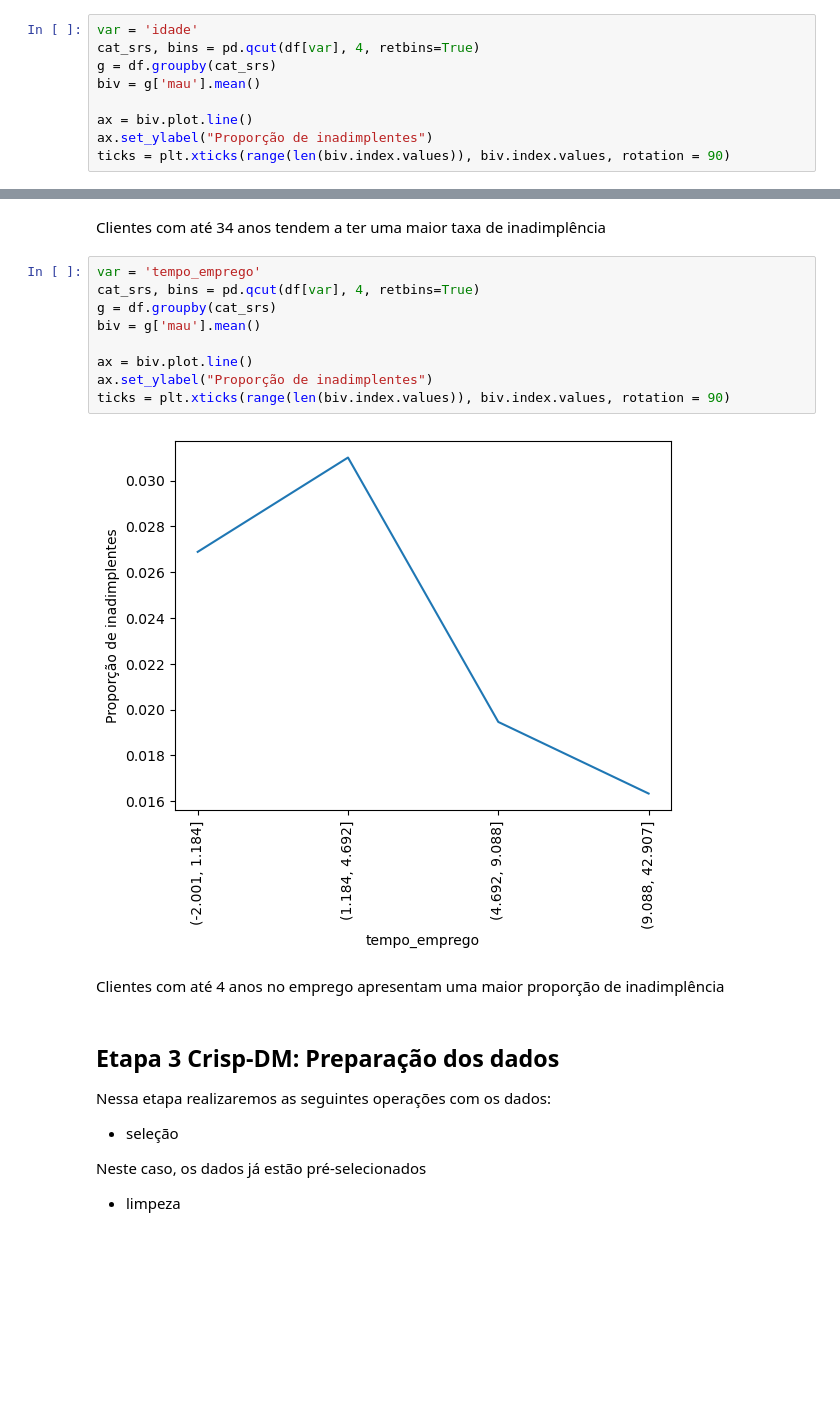
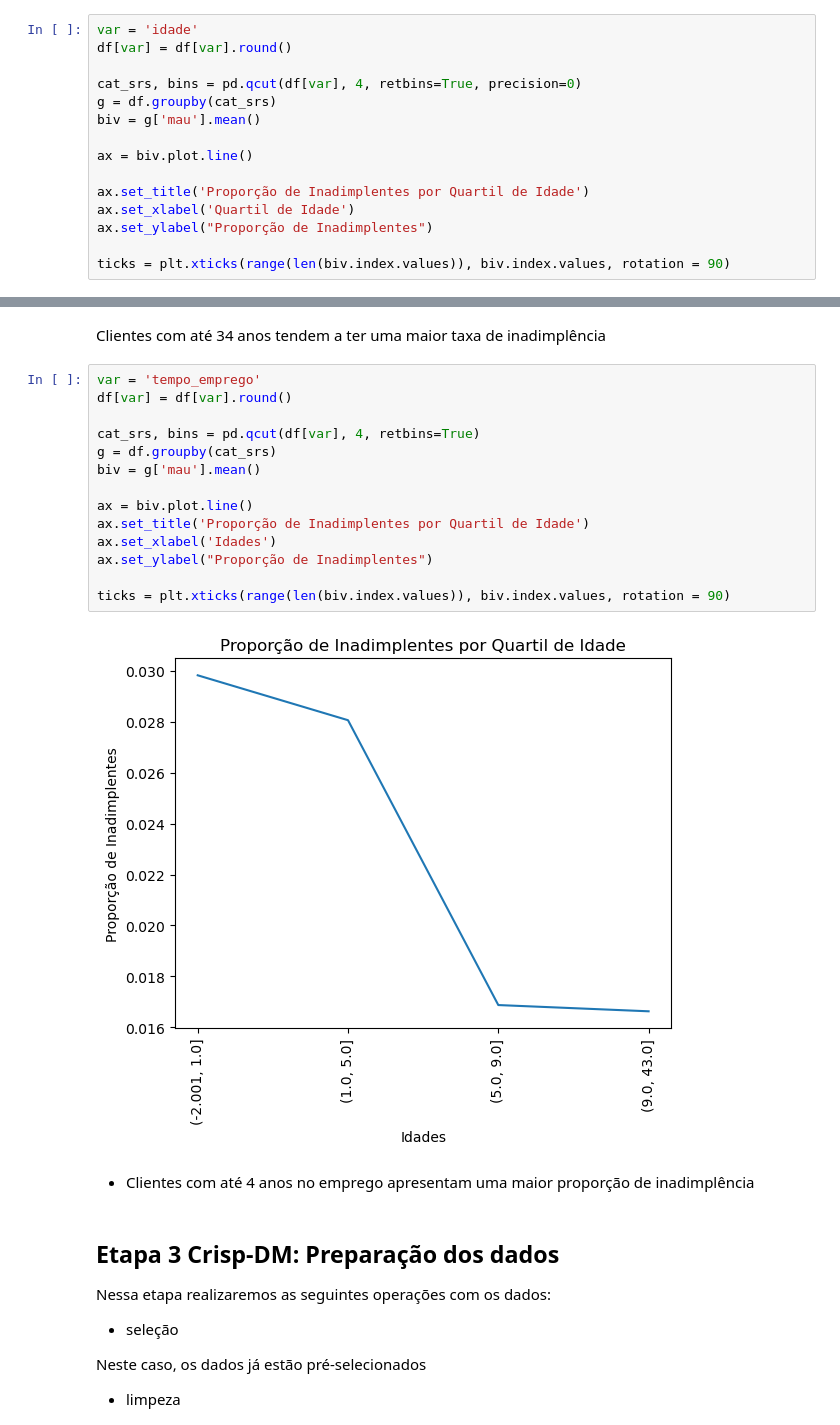
Before and after one commit to vicentee148/Classificacao_de_credito, a Jupyter notebook: Classificação de crédito.ipynb, the cells around one changed output, grey strips where cells are left out. Cells and saved outputs as stored; diff of their text form; blank space fills up the shorter version.

````diff
--- a/Classificação de crédito.ipynb
+++ b/Classificação de crédito.ipynb
@@ -143,11 +163,17 @@ plt.show()
 Entender a alteração da inadimplência indicada pela variável resposta (```AtrasoRelevante2anos```) e as variáveis explicativas (demais). Para isto, vamos calcular a taxa de inadimplentes (qtd inadimplentes / total) para diferentes grupos definidos pelas variáveis explicativas.
 # %%
 var = 'idade'
-cat_srs, bins = pd.qcut(df[var], 4, retbins=True)
+df[var] = df[var].round()
+
+cat_srs, bins = pd.qcut(df[var], 4, retbins=True, precision=0)
 g = df.groupby(cat_srs)
 biv = g['mau'].mean()
 
 ax = biv.plot.line()
-ax.set_ylabel("Proporção de inadimplentes")
+
+ax.set_title('Proporção de Inadimplentes por Quartil de Idade')
+ax.set_xlabel('Quartil de Idade')
+ax.set_ylabel("Proporção de Inadimplentes")
+
 ticks = plt.xticks(range(len(biv.index.values)), biv.index.values, rotation = 90)
 # %% [output]
@@ -156,17 +182,22 @@ ticks = plt.xticks(range(len(biv.index.values)), biv.index.values, rotation = 90
 Clientes com até 34 anos tendem a ter uma maior taxa de inadimplência
 # %%
 var = 'tempo_emprego'
+df[var] = df[var].round()
+
 cat_srs, bins = pd.qcut(df[var], 4, retbins=True)
 g = df.groupby(cat_srs)
 biv = g['mau'].mean()
 
 ax = biv.plot.line()
-ax.set_ylabel("Proporção de inadimplentes")
+ax.set_title('Proporção de Inadimplentes por Quartil de Idade')
+ax.set_xlabel('Idades')
+ax.set_ylabel("Proporção de Inadimplentes")
+
 ticks = plt.xticks(range(len(biv.index.values)), biv.index.values, rotation = 90)
 # %% [output]
-[figure, old version]
+[figure, new version]
 # %% [markdown]
-Clientes com até 4 anos no emprego apresentam uma maior proporção de inadimplência
+- Clientes com até 4 anos no emprego apresentam uma maior proporção de inadimplência
 # %% [markdown]
 ## Etapa 3 Crisp-DM: Preparação dos dados
 Nessa etapa realizaremos as seguintes operações com os dados:
````
Also changed, not shown: parts of 18 cells of this notebook.
